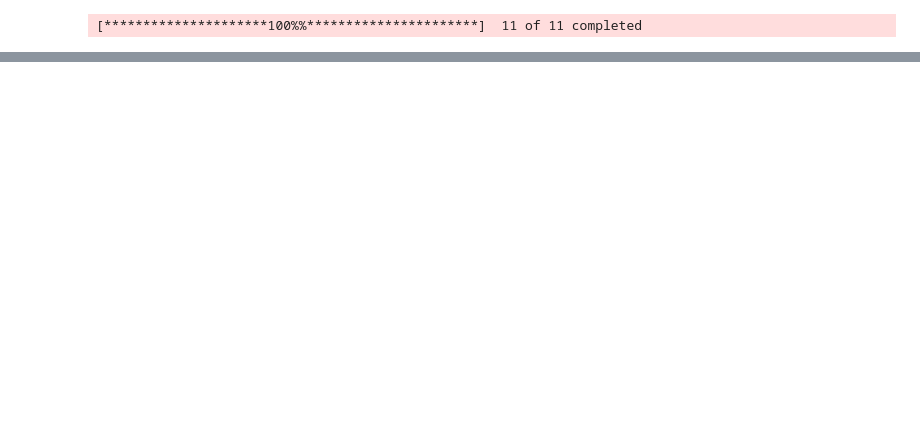
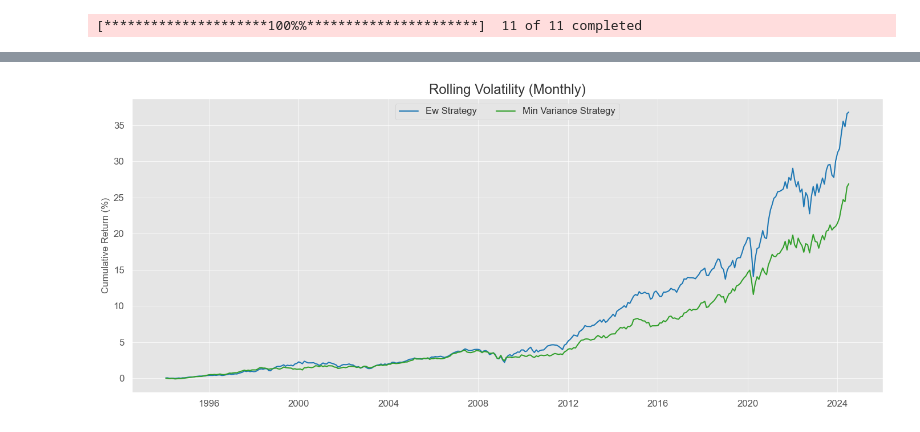
Before and after one commit to iltramont/MASTER_THESIS, a Jupyter notebook: run_strategies.ipynb, the cells around one changed output, grey strips where cells are left out. Cells and saved outputs as stored; diff of their text form; code cells hidden in the pictures; blank space fills up the shorter version.

```diff
--- a/run_strategies.ipynb
+++ b/run_strategies.ipynb
@@ -127,0 +138,12 @@ plt.show()
+# %%
+df_strategy_cumret = (df + 1).cumprod() - 1
+fig4, ax = plt.subplots(figsize=(14, 6), tight_layout=True)
+for i in range(len(df_strategy_cumret.columns)):
+    x = df_strategy_cumret.iloc[:, i]
+    ax.plot(x, label=f'{df.columns[i].replace("_", " ").title()}', color=colors[i*2 + 1])
+ax.set_ylabel('Cumulative Return (%)')
+ax.legend(ncols=2, loc='upper center', fontsize='large')
+ax.set_title(f'Rolling Volatility (Monthly)', fontsize='xx-large')
+plt.show()
+# %% [output]
+[figure, added]
```
Also changed, not shown: parts of 11 cells of this notebook, 4 other files.
